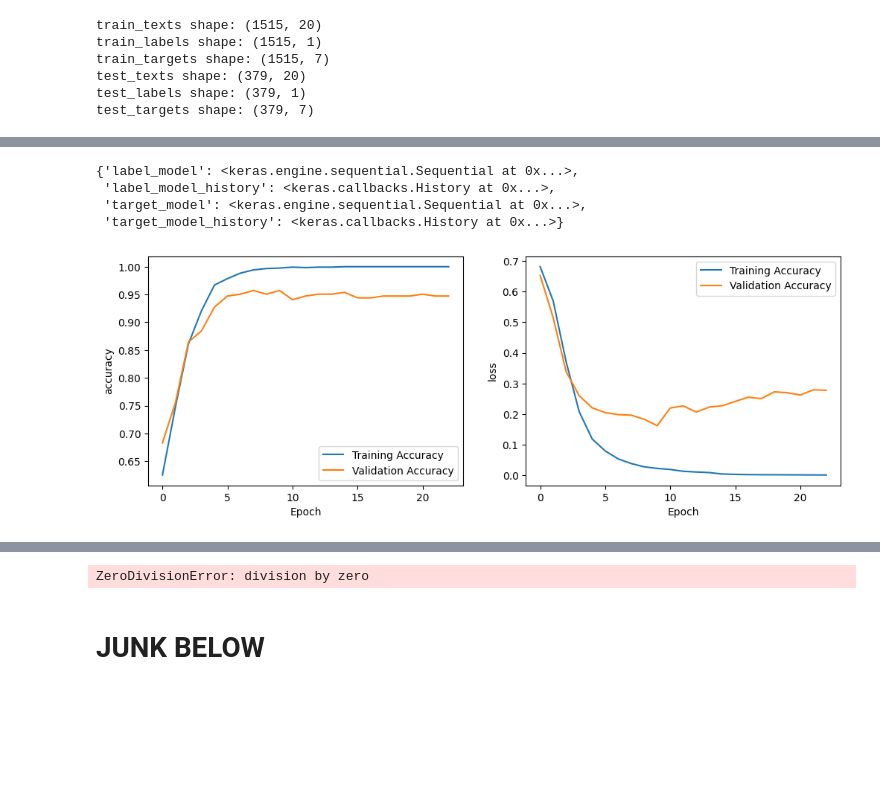
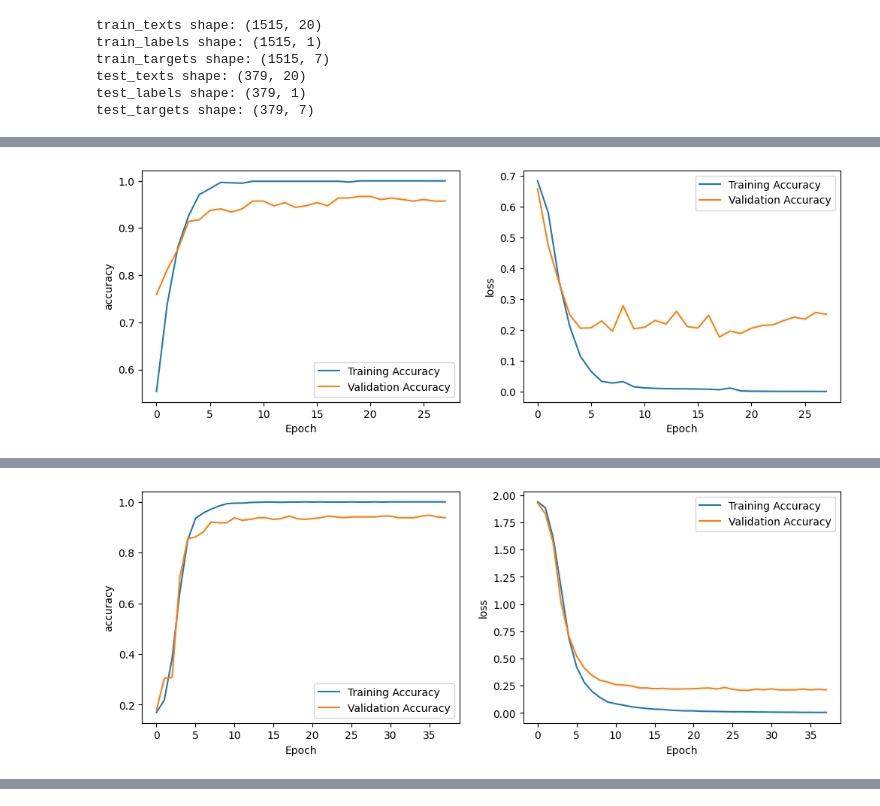
Before and after one commit to Kevy69/deep-machine-learning, a Jupyter notebook: Project/Hate Detection.ipynb, the cells around one changed output, grey strips where cells are left out. Drawn from its saved outputs; the diff is of its cells as text; code cells hidden in the pictures; blank space fills up the shorter version.

```diff
--- a/Project/Hate Detection.ipynb
+++ b/Project/Hate Detection.ipynb
@@ -355,10 +337,11 @@ zippy = zip(
     [train_labels, train_targets],
     ['sigmoid', 'softmax'],
     ['binary_crossentropy', 'categorical_crossentropy'],
+    [1, 7]
 )
 
 
-for model_name, labels, activation_function, loss_function in zippy:
+for model_name, labels, activation_function, loss_function, output_neurons in zippy:
     model = Sequential([
         Embedding(
             input_dim=max_words_to_use,
@@ -369,7 +352,7 @@ for model_name, labels, activation_function, loss_function in zippy:
 
         # The number of neurons at the output depend on the number of classes we have
         # We get the number of classes by taking the shape of the label arrays as they're one-hot encoded
-        Dense(labels.shape[1], activation=activation_function)
+        Dense(output_neurons, activation=activation_function)
     ])
 
     model.compile(optimizer='adam', loss=loss_function, metrics=['accuracy'])
@@ -380,7 +363,6 @@ for model_name, labels, activation_function, loss_function in zippy:
     # Will update the model objects inside the dictionary
     history = model.fit(train_texts, labels, epochs=100, validation_split=0.2, callbacks=[early_stopping], verbose=1)
 
-    models[model_name] = model
-    models[model_name + '_history'] = history
+    models[model_name] = {'model': model, 'history': history}
 # %% [output]
 Epoch 1/100
@@ -403,33 +385,23 @@ Epoch 37/100
-# %%
-models
-# %% [output]
-{'label_model': <keras.engine.sequential.Sequential at 0x...>,
- 'label_model_history': <keras.callbacks.History at 0x...>,
- 'target_model': <keras.engine.sequential.Sequential at 0x...>,
- 'target_model_history': <keras.callbacks.History at 0x...>}
 # %%
-test_model = models['label_model']
-history = models['label_model_history']
+for (name, model), eval_data in zip(models.items(), [test_labels, test_targets]):
+    test_loss, test_accuracy = model['model'].evaluate(test_texts, eval_data, verbose=0)
 
+    plt.figure(figsize=(12, 4))
 
-test_loss, test_accuracy = test_model.evaluate(test_texts, test_labels, verbose=0)
+    for subplot, metric in enumerate(['accuracy', 'loss'], 1):
+        plt.subplot(1, 2, subplot)
+        plt.plot(model['history'].history[metric], label='Training Accuracy')
+        plt.plot(model['history'].history[f'val_{metric}'], label='Validation Accuracy')
+        plt.xlabel('Epoch')
+        plt.ylabel(metric)
+        plt.legend()
 
-plt.figure(figsize=(12, 4))
+    plt.show()
 
-for subplot, metric in enumerate(['accuracy', 'loss'], 1):
-    plt.subplot(1, 2, subplot)
-    plt.plot(history.history[metric], label='Training Accuracy')
-    plt.plot(history.history[f'val_{metric}'], label='Validation Accuracy')
-    plt.xlabel('Epoch')
-    plt.ylabel(metric)
-    plt.legend()
-
-plt.show()
-
-print(
-    f'Accuracy: {round(test_accuracy, 2) * 100}%\n'
-    f'Loss: {round(test_loss, 2)}'
-)
+    print(
+        f'Accuracy: {round(test_accuracy, 2) * 100}%\n'
+        f'Loss: {round(test_loss, 2)}'
+    )
 # %% [output]
-[figure, old version]
+[figure, new version]
 Accuracy: 96.0%
@@ -436,0 +409 @@ Loss: 0.12
+[figure, added]
@@ -437,7 +412 @@ Loss: 0.12
-# %%
-1 / 0
-# %% [output]
-ZeroDivisionError: division by zero
-# %% [markdown]
-# JUNK BELOW
 # %%
```
Also changed, not shown: parts of 13 cells of this notebook.
